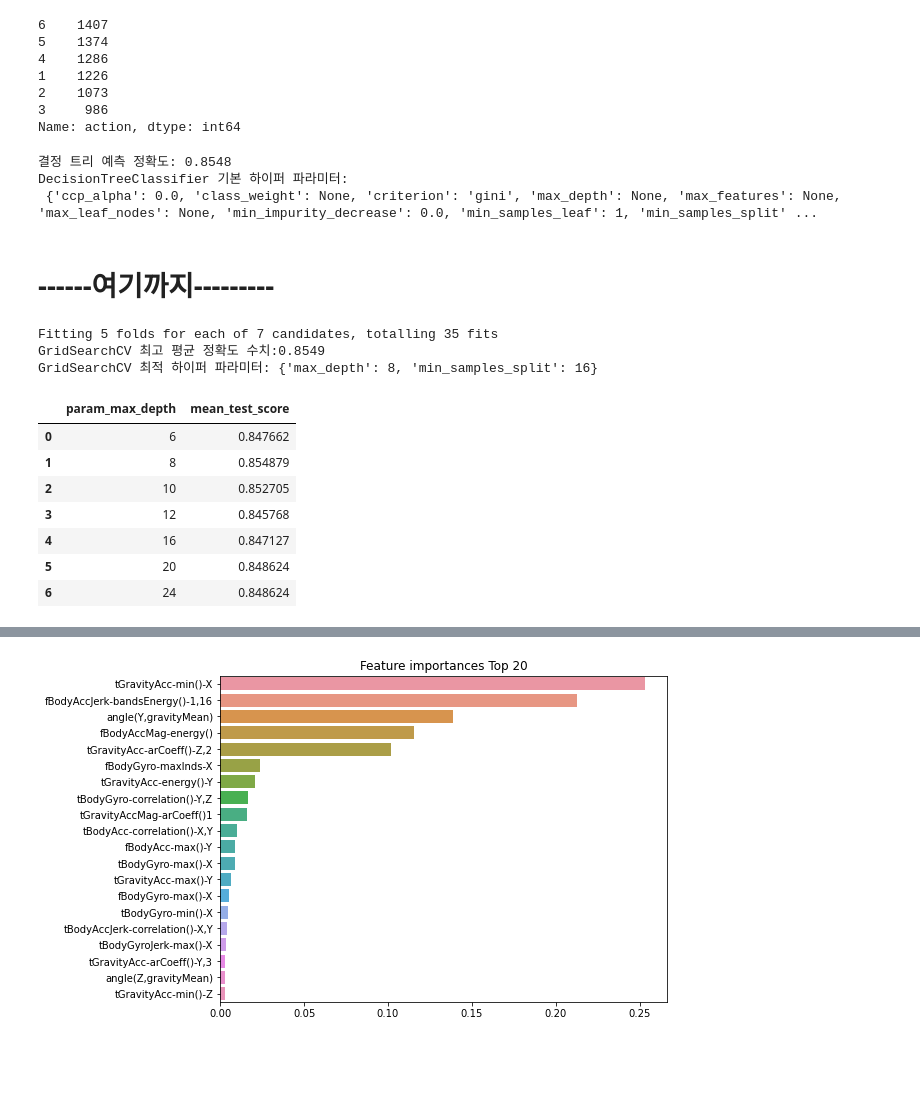
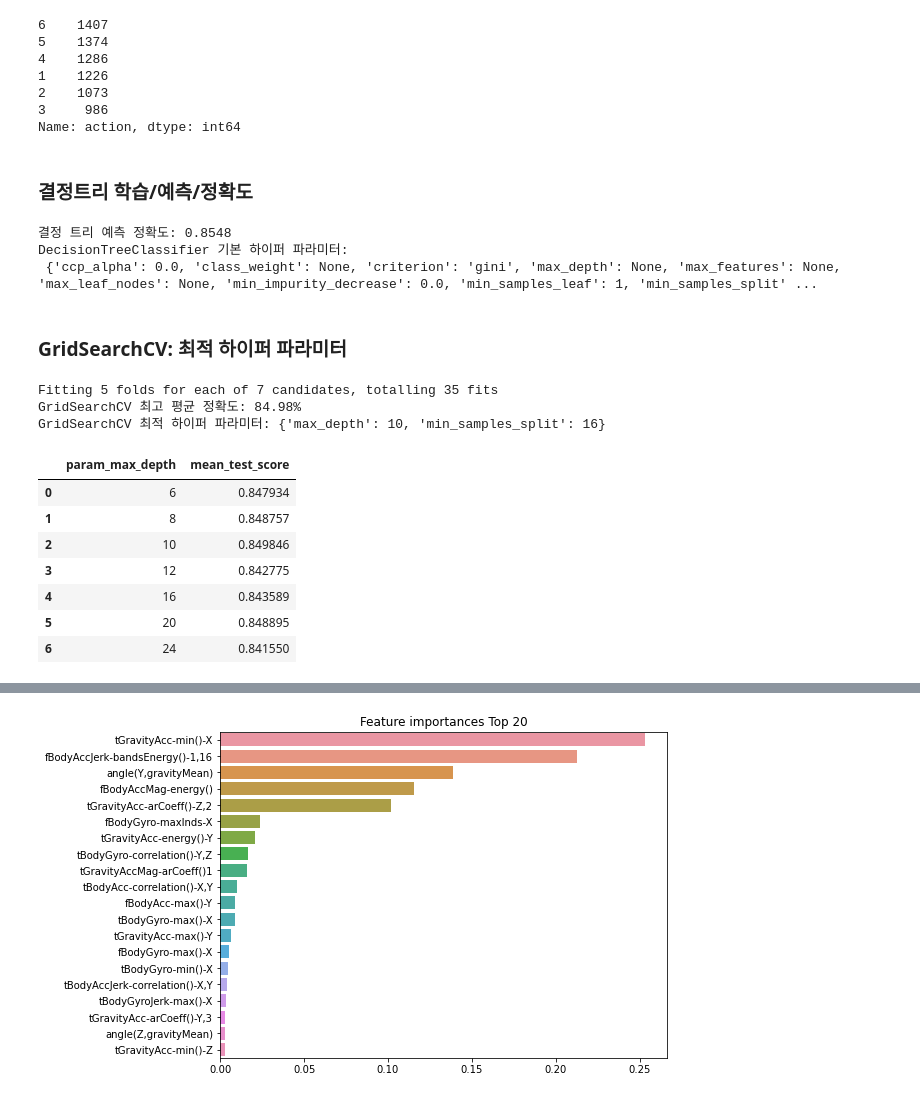
Before and after one commit to netsus/ML_PerfectGuide, a Jupyter notebook: 4장/4.2_결정트리.ipynb, the cells around one changed output, grey strips where cells are left out. Drawn from its saved outputs; the diff is of its cells as text; code cells hidden in the pictures; blank space fills up the shorter version.

Commit message:
4.2 결정트리
1. GridSearchCV를 통해 최적 하이퍼 파라미터 찾고, best_estimator_를 기반으로 테스트 데이터셋에서 성능보기
2. Feature_Importatnce 확인 및 그래프그리기

```diff
--- a/4장/4.2_결정트리.ipynb
+++ b/4장/4.2_결정트리.ipynb
@@ -312,3 +316,22 @@ def get_human_dataset( ):
 
 
 X_train, X_test, y_train, y_test = get_human_dataset()
+# %%
+# 각 데이터 파일들은 공백으로 분리되어 있으므로 read_csv에서 공백 문자를 sep으로 할당.
+feature_name_df = pd.read_csv('./human_activity/features.txt',sep='\s+',
+                    header=None,names=['column_index','column_name'])
+
+# 중복된 피처명을 수정하는 get_new_feature_name_df()를 이용, 신규 피처명 DataFrame생성.
+new_feature_name_df = get_new_feature_name_df(feature_name_df)
+
+# DataFrame에 피처명을 컬럼으로 부여하기 위해 리스트 객체로 다시 변환
+## 여기까지가 feature_name을 얻기위한 과정
+feature_name = new_feature_name_df.iloc[:, 1].values.tolist()
+
+# 학습 피처 데이터 셋과 테스트 피처 데이터을 DataFrame으로 로딩. 컬럼명은 feature_name 적용
+X_train = pd.read_csv('./human_activity/train/X_train.txt',sep='\s+', names=feature_name )
+X_test = pd.read_csv('./human_activity/test/X_test.txt',sep='\s+', names=feature_name)
+
+# 학습 레이블과 테스트 레이블 데이터을 DataFrame으로 로딩하고 컬럼명은 action으로 부여
+y_train = pd.read_csv('./human_activity/train/y_train.txt',sep='\s+',header=None,names=['action'])
+y_test = pd.read_csv('./human_activity/test/y_test.txt',sep='\s+',header=None,names=['action'])
@@ -333,6 +369,8 @@ print(y_train['action'].value_counts())
 2    1073
 3     986
 Name: action, dtype: int64
+# %% [markdown]
+### 결정트리 학습/예측/정확도
 # %%
 from sklearn.tree import DecisionTreeClassifier
 from sklearn.metrics import accuracy_score
@@ -350,37 +388,43 @@ print('DecisionTreeClassifier 기본 하이퍼 파라미터:\n', dt_clf.get_para
 결정 트리 예측 정확도: 0.8548
 DecisionTreeClassifier 기본 하이퍼 파라미터:
  {'ccp_alpha': 0.0, 'class_weight': None, 'criterion': 'gini', 'max_depth': None, 'max_features': None, 'max_leaf_nodes': None, 'min_impurity_decrease': 0.0, 'min_samples_leaf': 1, 'min_samples_split' ...
-# %% [markdown]
-# ------여기까지---------
+# %% [markdown]
+### **GridSearchCV**: 최적 하이퍼 파라미터
 # %%
+from sklearn.tree import DecisionTreeClassifier
+from sklearn.metrics import accuracy_score
 from sklearn.model_selection import GridSearchCV
 
 params = {
-    'max_depth' : [ 6, 8 ,10, 12, 16 ,20, 24],
+    'max_depth' : [6, 8, 10, 12, 16, 20, 24],
     'min_samples_split': [16]
 }
 
-grid_cv = GridSearchCV(dt_clf, param_grid=params, scoring='accuracy', cv=5, verbose=1)
-grid_cv.fit(X_train , y_train)
-print('GridSearchCV 최고 평균 정확도 수치:{0:.4f}'.format(grid_cv.best_score_))
-print('GridSearchCV 최적 하이퍼 파라미터:', grid_cv.best_params_)
+dt_clf = DecisionTreeClassifier()
+g_cv = GridSearchCV(dt_clf, param_grid=params, scoring='accuracy', cv=5, verbose=1, refit=1)
+# 학습 데이터 학습
+g_cv.fit(X_train, y_train)
+# 최고 평균 정확도: best_score_
+print(f"GridSearchCV 최고 평균 정확도: {g_cv.best_score_:.2%}")
+# 최적 하이퍼 파라미터: best_params_
+print(f"GridSearchCV 최적 하이퍼 파라미터: {g_cv.best_params_}")
 # %% [output]
 Fitting 5 folds for each of 7 candidates, totalling 35 fits
-GridSearchCV 최고 평균 정확도 수치:0.8549
-GridSearchCV 최적 하이퍼 파라미터: {'max_depth': 8, 'min_samples_split': 16}
+GridSearchCV 최고 평균 정확도: 84.98%
+GridSearchCV 최적 하이퍼 파라미터: {'max_depth': 10, 'min_samples_split': 16}
 # %%
-# GridSearchCV객체의 cv_results_ 속성을 DataFrame으로 생성.
-cv_results_df = pd.DataFrame(grid_cv.cv_results_)
-
-# max_depth 파라미터 값과 그때의 테스트(Evaluation)셋, 학습 데이터 셋의 정확도 수치 추출
-cv_results_df[['param_max_depth', 'mean_test_score']]
+# GridSearchCV객체의 cv_results_ 속성을 DataFrame으로 생성
+cv_results_df = pd.DataFrame(g_cv.cv_results_)
+# max_depth 파라미터 값과 그때의 테스트(Evaluation), 학습 셋의 정확도 수치 추출
+# max_depth에 따른 성능 확인 가능
+cv_results_df[['param_max_depth','mean_test_score']]
 # %% [output]
 |  | param_max_depth | mean_test_score |
-| 0 | 6 | 0.847662 |
-| 1 | 8 | 0.854879 |
-| 2 | 10 | 0.852705 |
-| 3 | 12 | 0.845768 |
-| 4 | 16 | 0.847127 |
-| 5 | 20 | 0.848624 |
-| 6 | 24 | 0.848624 |
+| 0 | 6 | 0.847934 |
+| 1 | 8 | 0.848757 |
+| 2 | 10 | 0.849846 |
+| 3 | 12 | 0.842775 |
+| 4 | 16 | 0.843589 |
+| 5 | 20 | 0.848895 |
+| 6 | 24 | 0.841550 |
 # %%
```
Also changed, not shown: parts of 21 cells of this notebook.
